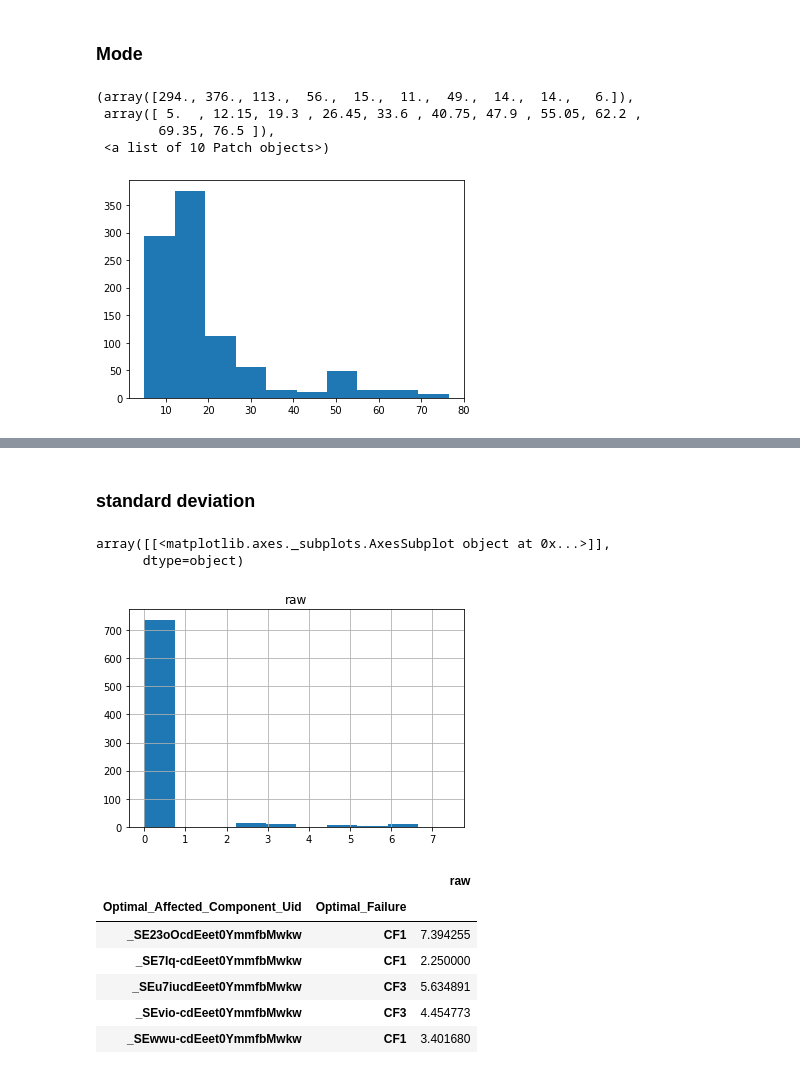
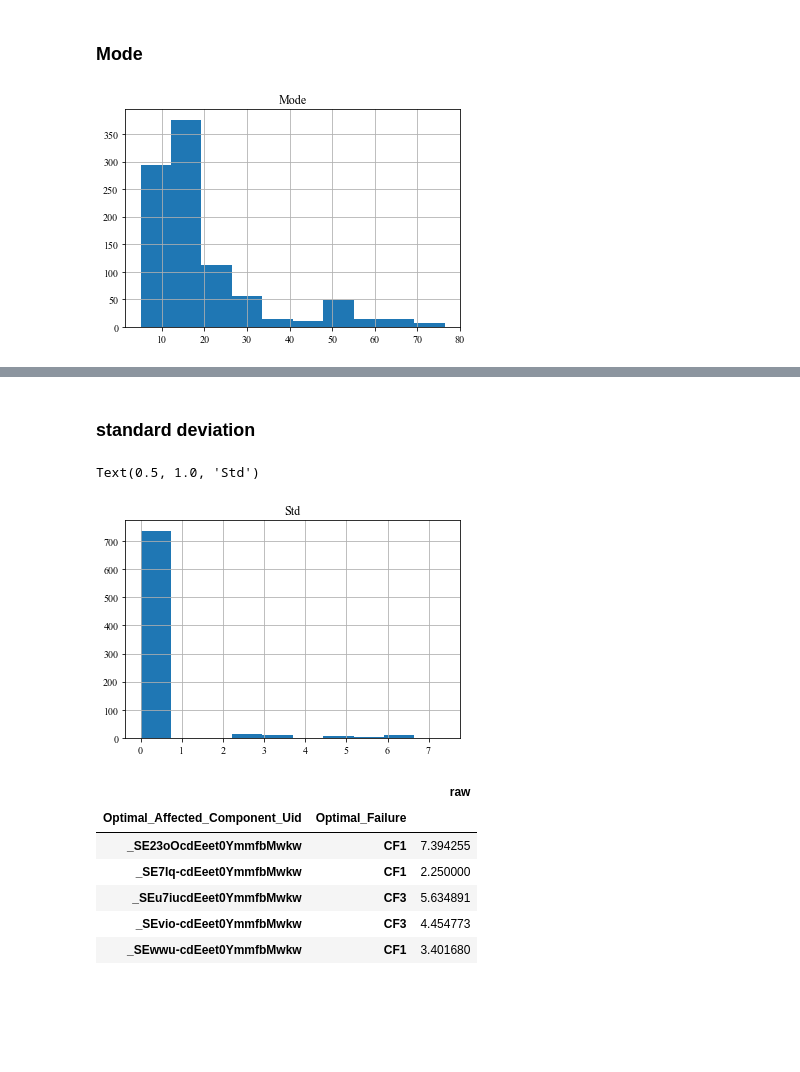
Before and after one commit to hpi-sam/rl-4-self-repair, a Jupyter notebook: data_analysis/01_main_data.ipynb, the cells around one changed output, grey strips where cells are left out. Saved outputs shown, nothing was run; the diff lists cells and outputs as text; code cells hidden in the pictures; blank space fills up the shorter version.

Commit message:
shifting data analysis and plots

```diff
--- a/data_analysis/01_main_data.ipynb
+++ b/data_analysis/01_main_data.ipynb
@@ -2,6 +2,7 @@
 import pandas as pd
 import numpy as np
 import matplotlib.pyplot as plt
+plt.rcParams["font.family"] = "Times New Roman"
 import sys
 import os
 if "../" not in sys.path:
@@ -146,18 +126,18 @@ group[group.raw > 40]
 # %%
 import operator
 import functools
 
 mode = dh.data.groupby([dh.data.columns[0], dh.data.columns[1]]).agg(pd.Series.mode)
 mode_values = mode[dh.data.columns[2]].values
 mode_flatten = np.hstack(mode_values).tolist()
 
+fig, ax = plt.subplots()
 plt.hist(mode_flatten)
+plt.title('Mode')
+ax.grid()
+plt.savefig('data_analysis/01_plots/linear_data_mode_pergroup.pdf')
 # %% [output]
-(array([294., 376., 113.,  56.,  15.,  11.,  49.,  14.,  14.,   6.]),
- array([ 5.  , 12.15, 19.3 , 26.45, 33.6 , 40.75, 47.9 , 55.05, 62.2 ,
-        69.35, 76.5 ]),
- <a list of 10 Patch objects>)
-[figure, old version]
+[figure, new version]
 # %%
 # get the outliers
 mode_group = mode.apply(lambda x: x)
@@ -195,12 +175,12 @@ Outliers:
 # %% [markdown]
 ### standard deviation
 # %%
-std = untransformed_data.groupby([dh.data.columns[0], dh.data.columns[1]]).agg('std')
+std = dh.data.groupby([dh.data.columns[0], dh.data.columns[1]]).agg('std')
 std.hist()
+plt.title('Std')
 # %% [output]
-array([[<matplotlib.axes._subplots.AxesSubplot object at 0x...>]],
-      dtype=object)
+Text(0.5, 1.0, 'Std')
-[figure, old version]
+[figure, new version]
 # %%
 # get the outliers
 std_group = std.apply(lambda x: x)
```
Also changed, not shown: parts of 8 cells of this notebook, 38 other files.
